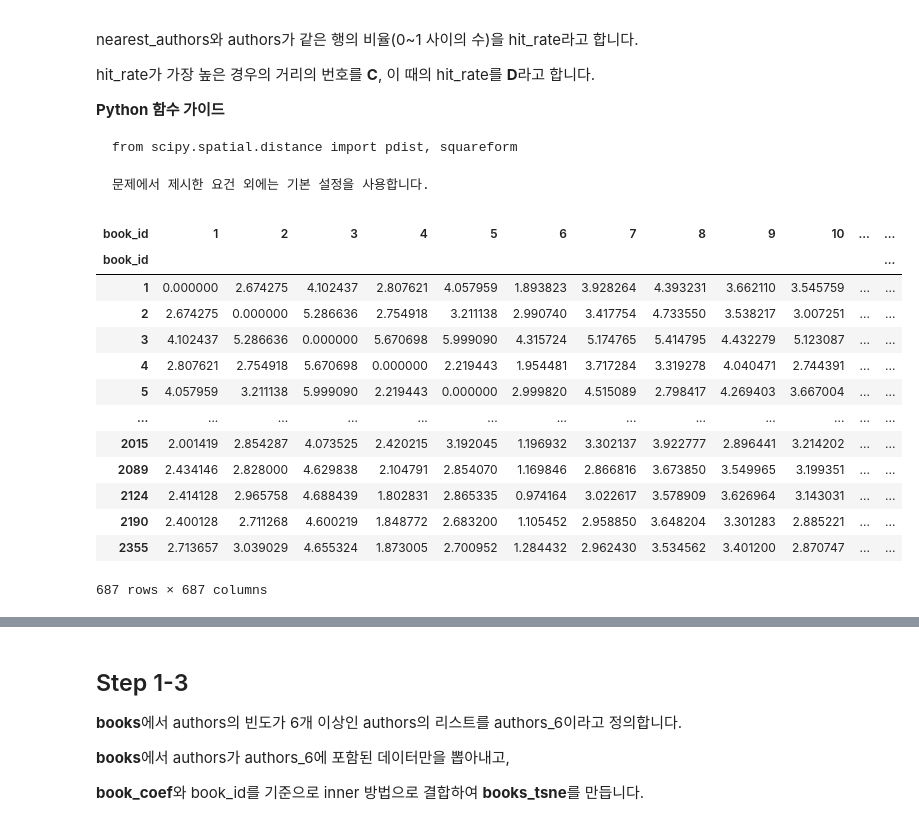
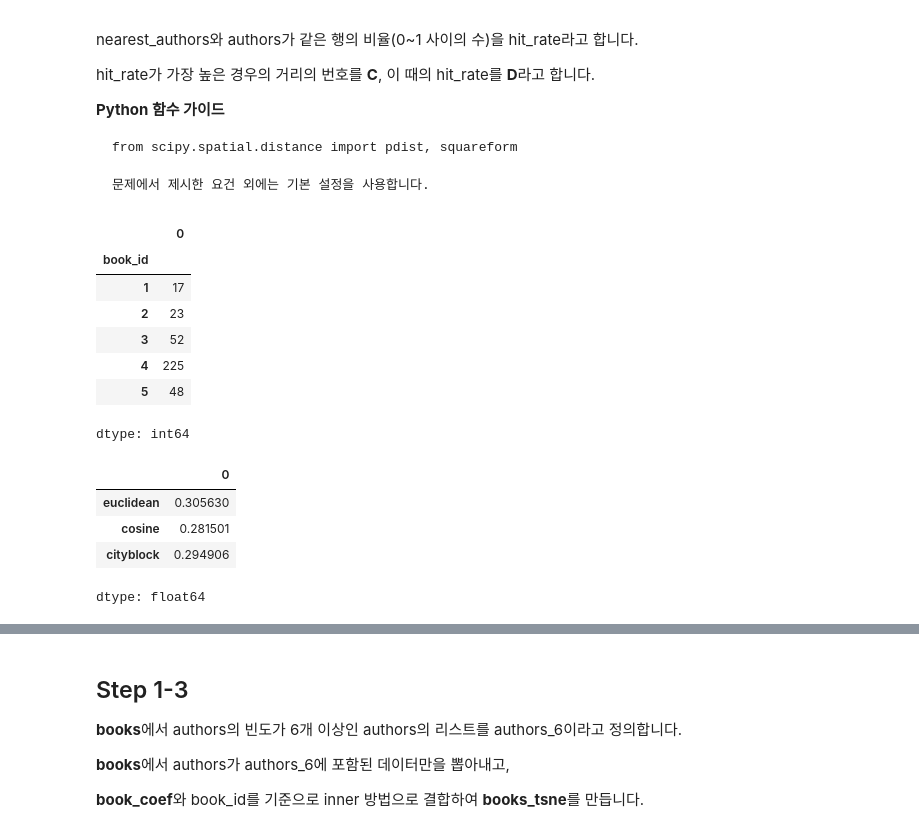
Before and after one commit to sunkusun9/DS_prob1_2510, a Jupyter notebook: prob_solution.ipynb, the cells around one changed output, grey strips where cells are left out. Drawn from its saved outputs; the diff is of its cells as text; code cells hidden in the pictures.

````diff
--- a/prob_solution.ipynb
+++ b/prob_solution.ipynb
@@ -742,23 +754,20 @@ from scipy.spatial.distance import pdist, squareform
 문제에서 제시한 요건 외에는 기본 설정을 사용합니다.
 ```
 # %%
-pd.DataFrame(
+s_nearest_id = pd.DataFrame(
     squareform(
         pdist(df_book_coef)
     ), index = df_book_coef.index, columns = df_book_coef.index
+).apply(
+    lambda x: x.loc[x.index != x.name].idxmin(), axis=0
 )
+s_nearest_id.head()
 # %% [output]
-| book_id | 1 | 2 | 3 | 4 | 5 | 6 | 7 | 8 | 9 | 10 | ... | ... |
-| book_id |  |  |  |  |  |  |  |  |  |  |  | ... |
-| 1 | 0.000000 | 2.674275 | 4.102437 | 2.807621 | 4.057959 | 1.893823 | 3.928264 | 4.393231 | 3.662110 | 3.545759 | ... | ... |
-| 2 | 2.674275 | 0.000000 | 5.286636 | 2.754918 | 3.211138 | 2.990740 | 3.417754 | 4.733550 | 3.538217 | 3.007251 | ... | ... |
-| 3 | 4.102437 | 5.286636 | 0.000000 | 5.670698 | 5.999090 | 4.315724 | 5.174765 | 5.414795 | 4.432279 | 5.123087 | ... | ... |
-| 4 | 2.807621 | 2.754918 | 5.670698 | 0.000000 | 2.219443 | 1.954481 | 3.717284 | 3.319278 | 4.040471 | 2.744391 | ... | ... |
-| 5 | 4.057959 | 3.211138 | 5.999090 | 2.219443 | 0.000000 | 2.999820 | 4.515089 | 2.798417 | 4.269403 | 3.667004 | ... | ... |
-| ... | ... | ... | ... | ... | ... | ... | ... | ... | ... | ... | ... | ... |
-| 2015 | 2.001419 | 2.854287 | 4.073525 | 2.420215 | 3.192045 | 1.196932 | 3.302137 | 3.922777 | 2.896441 | 3.214202 | ... | ... |
-| 2089 | 2.434146 | 2.828000 | 4.629838 | 2.104791 | 2.854070 | 1.169846 | 2.866816 | 3.673850 | 3.549965 | 3.199351 | ... | ... |
-| 2124 | 2.414128 | 2.965758 | 4.688439 | 1.802831 | 2.865335 | 0.974164 | 3.022617 | 3.578909 | 3.626964 | 3.143031 | ... | ... |
-| 2190 | 2.400128 | 2.711268 | 4.600219 | 1.848772 | 2.683200 | 1.105452 | 2.958850 | 3.648204 | 3.301283 | 2.885221 | ... | ... |
-| 2355 | 2.713657 | 3.039029 | 4.655324 | 1.873005 | 2.700952 | 1.284432 | 2.962430 | 3.534562 | 3.401200 | 2.870747 | ... | ... |
+|  | 0 |
+| book_id |  |
+| 1 | 17 |
+| 2 | 23 |
+| 3 | 52 |
+| 4 | 225 |
+| 5 | 48 |
-687 rows × 687 columns
+dtype: int64
@@ -764,0 +776,26 @@ pd.DataFrame(
+# %%
+s_hitrate = {}
+for i in ['euclidean', 'cosine', 'cityblock']:
+    s_nearest_id = pd.DataFrame(
+        squareform(
+            pdist(df_book_coef, metric=i)
+        ) + np.eye(len(df_book_coef)) * 10000, index = df_book_coef.index, columns = df_book_coef.index
+    ).apply(
+        lambda x: x.idxmin()
+    )
+    df_books_near = pd.concat([
+        df_books,
+        s_nearest_id.rename('nearest_id'),
+        s_nearest_id.map(df_books['authors']).rename('nearest_authors')
+    ], axis = 1).pipe(
+        lambda x: x.loc[x.groupby('authors').transform('size') > 1]
+    )
+    s_hitrate[i] = (df_books_near['authors'] == df_books_near['nearest_authors']).mean()
+s_hitrate = pd.Series(s_hitrate)
+s_hitrate
+# %% [output]
+|  | 0 |
+| euclidean | 0.305630 |
+| cosine | 0.281501 |
+| cityblock | 0.294906 |
+dtype: float64
````
Also changed, not shown: parts of 10 cells of this notebook.
